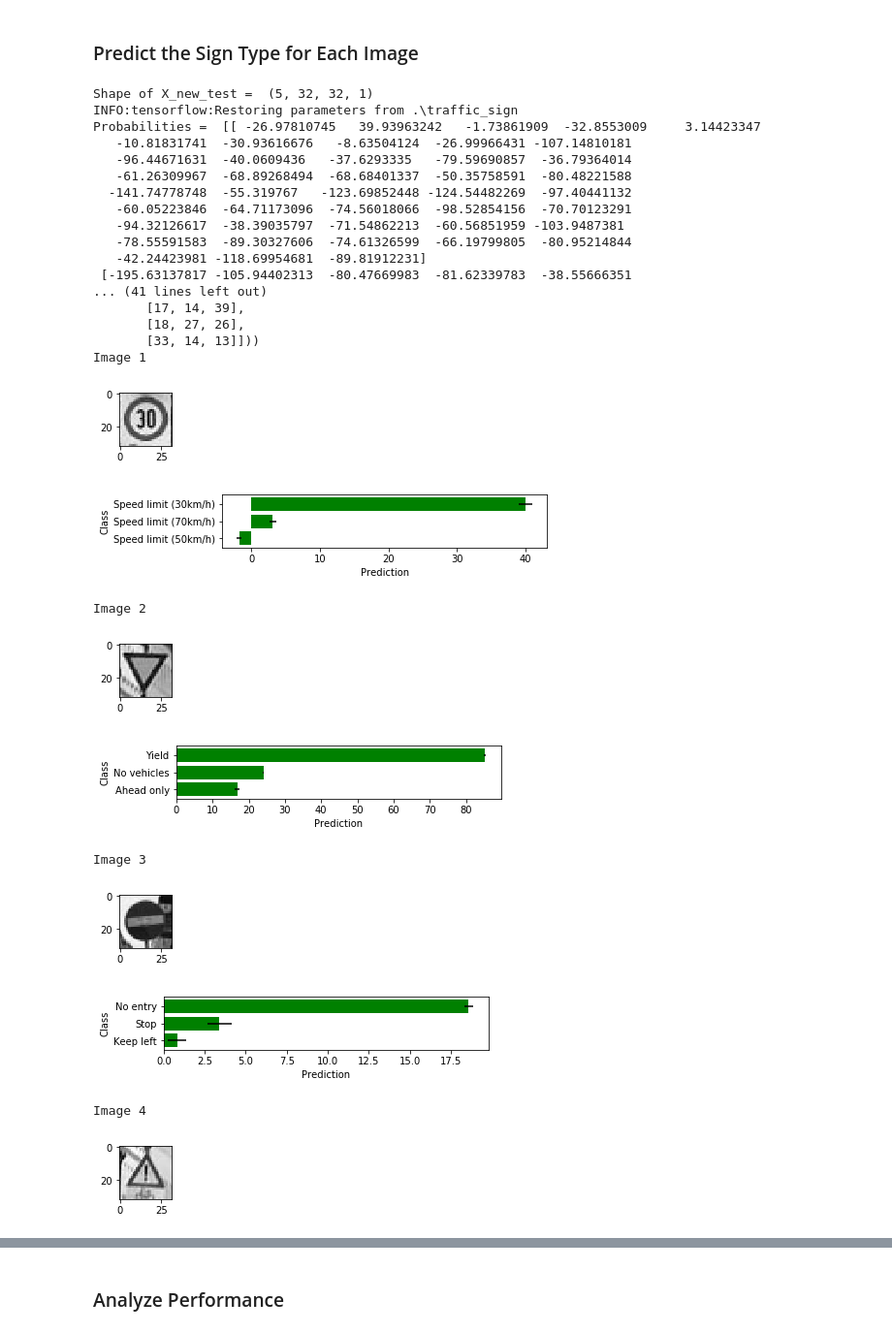
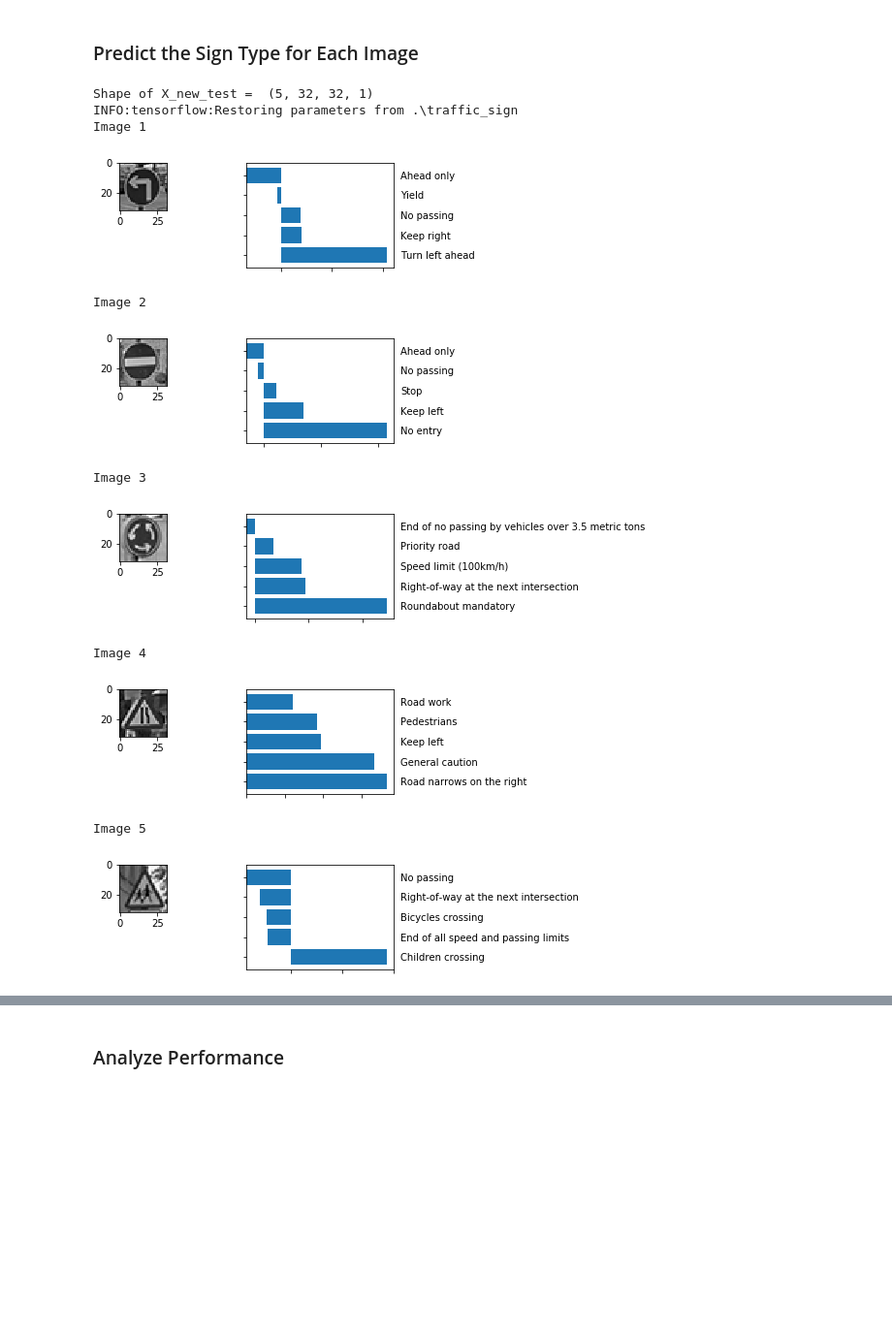
Before and after one commit to zacharyz/sdc-p2, a Jupyter notebook: Traffic_Sign_Classifier.ipynb, the cells around one changed output, grey strips where cells are left out. Shown at 97% size. Saved outputs shown, nothing was run; the diff lists cells and outputs as text; code cells hidden in the pictures; blank space fills up the shorter version.

```diff
--- a/Traffic_Sign_Classifier.ipynb
+++ b/Traffic_Sign_Classifier.ipynb
@@ -674,72 +634,50 @@ pyplot.tight_layout()
 # %%
 ### Run the predictions here and use the model to output the prediction for each image.
 ### Make sure to pre-process the images with the same pre-processing pipeline used earlier.
 ### Feel free to use as many code cells as needed.
 
 ### Run the predictions here.
 ### Feel free to use as many code cells as needed.
 
+import matplotlib.gridspec as gridspec
 print("Shape of X_new_test = ", X_test_new.shape)
 
 with tf.Session() as sess:
     saver.restore(sess, tf.train.latest_checkpoint('.'))
     p = sess.run(logits, feed_dict={x: X_test_new, keep_prob: 1.0})
-
-    print("Probabilities = ", p)
-    top = sess.run(tf.nn.top_k(tf.constant(p), k=3))
-
-    print(top)
+    top = sess.run(tf.nn.top_k(tf.constant(p), k=5))
 
 def plot_prediction(image, prediction, class_label):
+    # Prepare the grid
+    pyplot.figure(figsize = (6, 2))
+    gridspec.GridSpec(2, 2)
 
-    pyplot.figure(figsize=(1,1))
+    pyplot.subplot2grid((2, 2), (0, 0), colspan=1, rowspan=1)
     pyplot.imshow(image.reshape(32, 32), cmap='gray')
 
-    fig, ax = pyplot.subplots(figsize = (6, 1))
-
-    y_pos = np.arange(len(class_label))
-    error = np.random.rand(len(prediction))
-
-    ax.barh(y_pos, prediction, xerr=error, align='center', color='green', ecolor='black')
-    ax.set_yticks(y_pos)
-    ax.set_yticklabels(sign_names[class_label])
-    ax.invert_yaxis()
-    ax.set_xlabel('Prediction')
-    ax.set_ylabel('Class')
-
+    # Plot predictions
+    pyplot.subplot2grid((2, 2), (0, 1), colspan=1, rowspan=2)
+    pyplot.barh(np.arange(5)+.5, prediction, align='center')
+    pyplot.yticks(np.arange(5)+.5, sign_names[class_label])
+    pyplot.tick_params(axis='both', which='both', labelleft='off', labelright='on', labeltop='off', labelbottom='off')
     pyplot.show()
 
 count = 1
 for image, p,c in zip(X_test_new, top[0], top[1]):
     print("Image", count)
 
     plot_prediction(image, p, c)
     count +=1
 # %% [output]
 Shape of X_new_test =  (5, 32, 32, 1)
 INFO:tensorflow:Restoring parameters from .\traffic_sign
-Probabilities =  [[ -26.97810745   39.93963242   -1.73861909  -32.8553009     3.14423347
-   -10.81831741  -30.93616676   -8.63504124  -26.99966431 -107.14810181
-   -96.44671631  -40.0609436   -37.6293335   -79.59690857  -36.79364014
-   -61.26309967  -68.89268494  -68.68401337  -50.35758591  -80.48221588
-  -141.74778748  -55.319767   -123.69852448 -124.54482269  -97.40441132
-   -60.05223846  -64.71173096  -74.56018066  -98.52854156  -70.70123291
-   -94.32126617  -38.39035797  -71.54862213  -60.56851959 -103.9487381
-   -78.55591583  -89.30327606  -74.61326599  -66.19799805  -80.95214844
-   -42.24423981 -118.69954681  -89.81912231]
- [-195.63137817 -105.94402313  -80.47669983  -81.62339783  -38.55666351
-... (41 lines left out)
-       [17, 14, 39],
-       [18, 27, 26],
-       [33, 14, 13]]))
 Image 1
-[figure, old version]
+[figure, new version]
+Image 2
-[figure, old version]
+[figure, new version]
-Image 2
+Image 3
-[figure, old version]
+[figure, new version]
+Image 4
-[figure, old version]
+[figure, new version]
-Image 3
+Image 5
-[figure, old version]
+[figure, new version]
-[figure, removed]
-Image 4
-[figure, removed]
```
Also changed, not shown: parts of 8 cells of this notebook, 16 other files.
